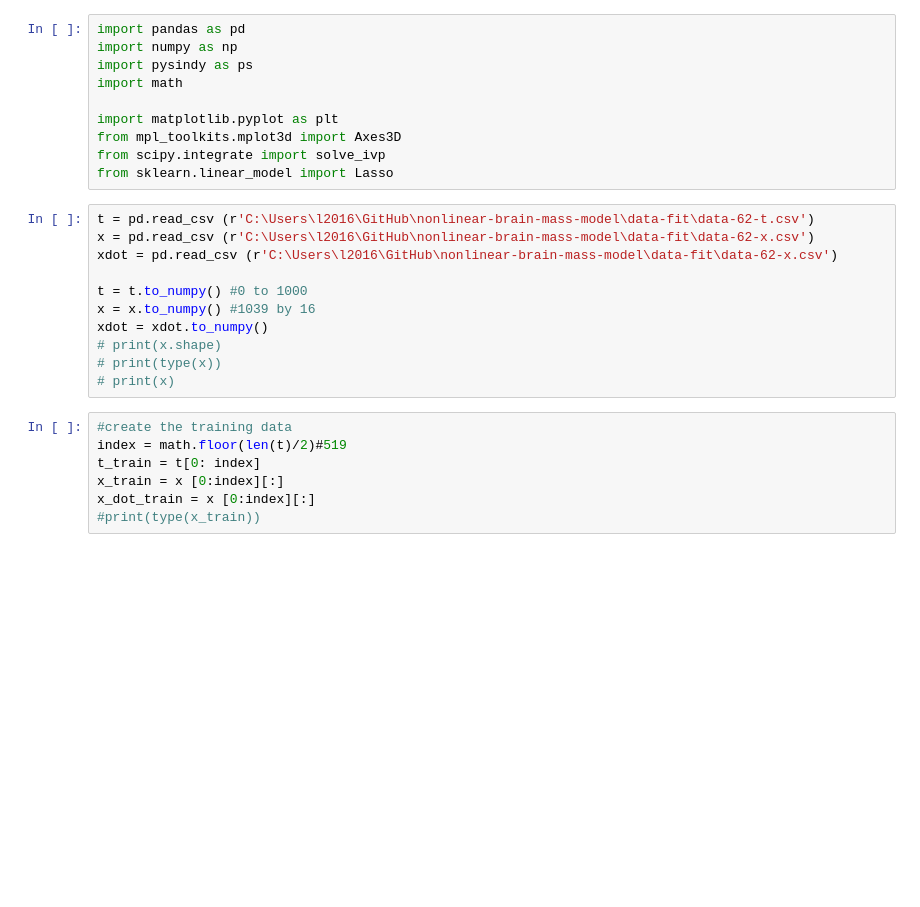
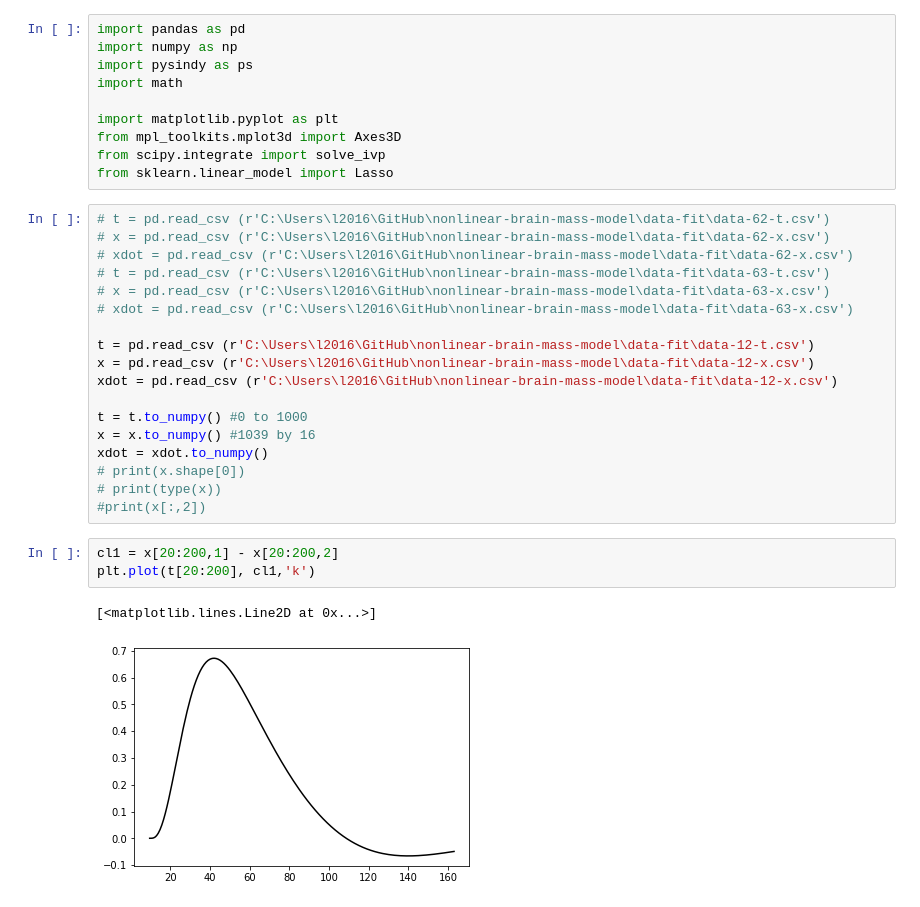
Before and after one commit to yuhangster/nonlinear-brain-mass-model, a Jupyter notebook: data-fit/sindy-fit.ipynb, the cells around one changed output. Drawn from its saved outputs; the diff is of its cells as text; blank space fills up the shorter version.

```diff
--- a/data-fit/sindy-fit.ipynb
+++ b/data-fit/sindy-fit.ipynb
@@ -9,20 +9,26 @@ from mpl_toolkits.mplot3d import Axes3D
 from scipy.integrate import solve_ivp
 from sklearn.linear_model import Lasso
 # %%
-t = pd.read_csv (r'C:\Users\l2016\GitHub\nonlinear-brain-mass-model\data-fit\data-62-t.csv')
-x = pd.read_csv (r'C:\Users\l2016\GitHub\nonlinear-brain-mass-model\data-fit\data-62-x.csv')
-xdot = pd.read_csv (r'C:\Users\l2016\GitHub\nonlinear-brain-mass-model\data-fit\data-62-x.csv')
+# t = pd.read_csv (r'C:\Users\l2016\GitHub\nonlinear-brain-mass-model\data-fit\data-62-t.csv')
+# x = pd.read_csv (r'C:\Users\l2016\GitHub\nonlinear-brain-mass-model\data-fit\data-62-x.csv')
+# xdot = pd.read_csv (r'C:\Users\l2016\GitHub\nonlinear-brain-mass-model\data-fit\data-62-x.csv')
+# t = pd.read_csv (r'C:\Users\l2016\GitHub\nonlinear-brain-mass-model\data-fit\data-63-t.csv')
+# x = pd.read_csv (r'C:\Users\l2016\GitHub\nonlinear-brain-mass-model\data-fit\data-63-x.csv')
+# xdot = pd.read_csv (r'C:\Users\l2016\GitHub\nonlinear-brain-mass-model\data-fit\data-63-x.csv')
+
+t = pd.read_csv (r'C:\Users\l2016\GitHub\nonlinear-brain-mass-model\data-fit\data-12-t.csv')
+x = pd.read_csv (r'C:\Users\l2016\GitHub\nonlinear-brain-mass-model\data-fit\data-12-x.csv')
+xdot = pd.read_csv (r'C:\Users\l2016\GitHub\nonlinear-brain-mass-model\data-fit\data-12-x.csv')
 
 t = t.to_numpy() #0 to 1000
 x = x.to_numpy() #1039 by 16
 xdot = xdot.to_numpy()
-# print(x.shape)
+# print(x.shape[0])
 # print(type(x))
-# print(x)
+#print(x[:,2])
-# %%
-#create the training data
-index = math.floor(len(t)/2)#519
-t_train = t[0: index]
-x_train = x [0:index][:]
-x_dot_train = x [0:index][:]
-#print(type(x_train))
+# %%
+cl1 = x[20:200,1] - x[20:200,2]
+plt.plot(t[20:200], cl1,'k')
+# %% [output]
+[<matplotlib.lines.Line2D at 0x...>]
+[figure, added]
```
Also changed, not shown: parts of 8 cells of this notebook, 16 other files.
